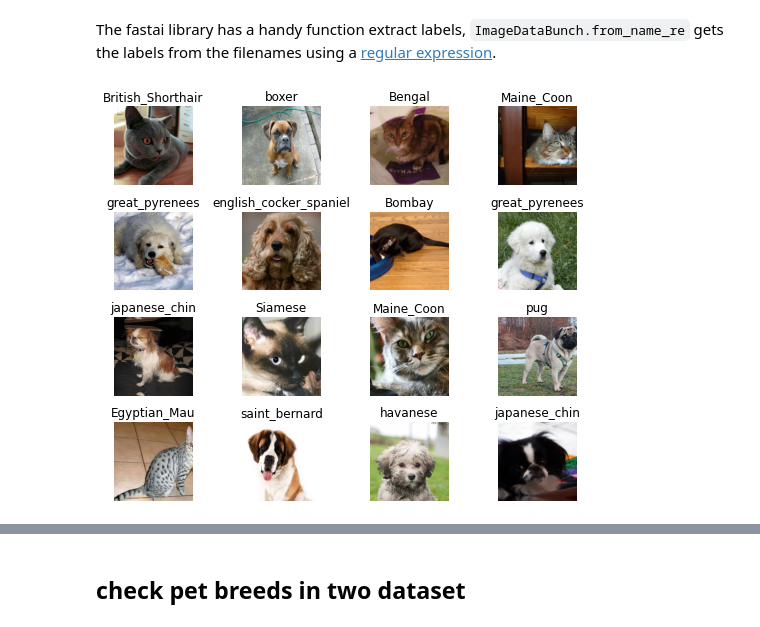
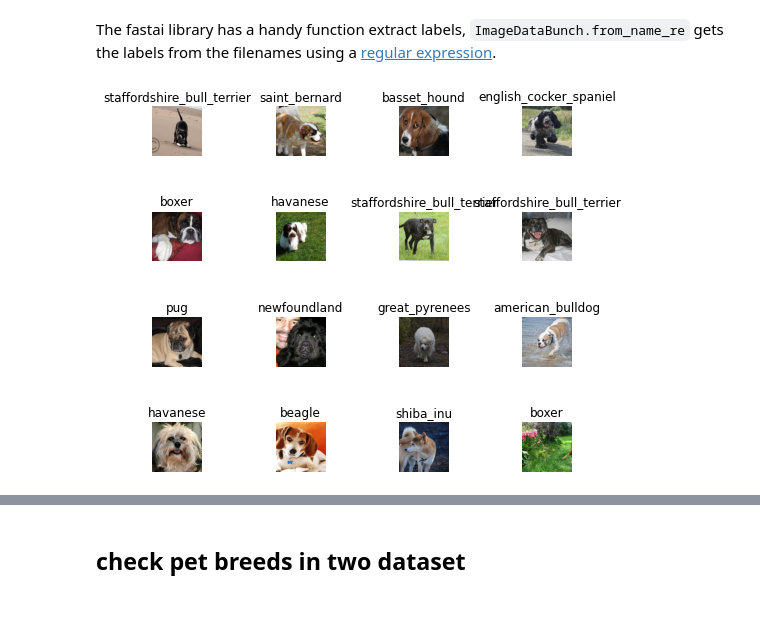
Before and after one commit to AnnieCRY/DS5500-Project2, a Jupyter notebook: pet_classification.ipynb, the cells around one changed output, grey strips where cells are left out. Drawn from its saved outputs; the diff is of its cells as text; code cells hidden in the pictures.

```diff
--- a/pet_classification.ipynb
+++ b/pet_classification.ipynb
@@ -214,0 +224,8 @@ fnames[:5]
+# %%
+fnames_cat=[]
+fnames_dog=[]
+for fn in fnames:
+  if fn.name.lower().startswith(tuple(['abyssinian','bengal','birman','bombay','british_shorthair','egyptian_mau','maine_coon','persian','ragdoll','russian_blue','siamese','sphynx'])):
+    fnames_cat.append(fn)
+  else:
+    fnames_dog.append(fn)
@@ -219,7 +248,7 @@ The fastai library has a handy function extract labels, `ImageDataBunch.from_nam
 # %%
 np.random.seed(1)
 pat = r'/([^/]+)_\d+.jpg$'
-data = ImageDataBunch.from_name_re(path_img, fnames, pat, ds_tfms=get_transforms(), size=224, bs=bs).normalize(imagenet_stats)
-data.show_batch(rows=4, figsize=(7,6))
+data_dog = ImageDataBunch.from_name_re(path_img, fnames_dog, pat, ds_tfms=get_transforms(), size=224, bs=bs).normalize(imagenet_stats)
+data_dog.show_batch(rows=4, figsize=(7,6))
 # %% [output]
-[figure, old version]
+[figure, new version]
```
Also changed, not shown: parts of 15 cells of this notebook.
